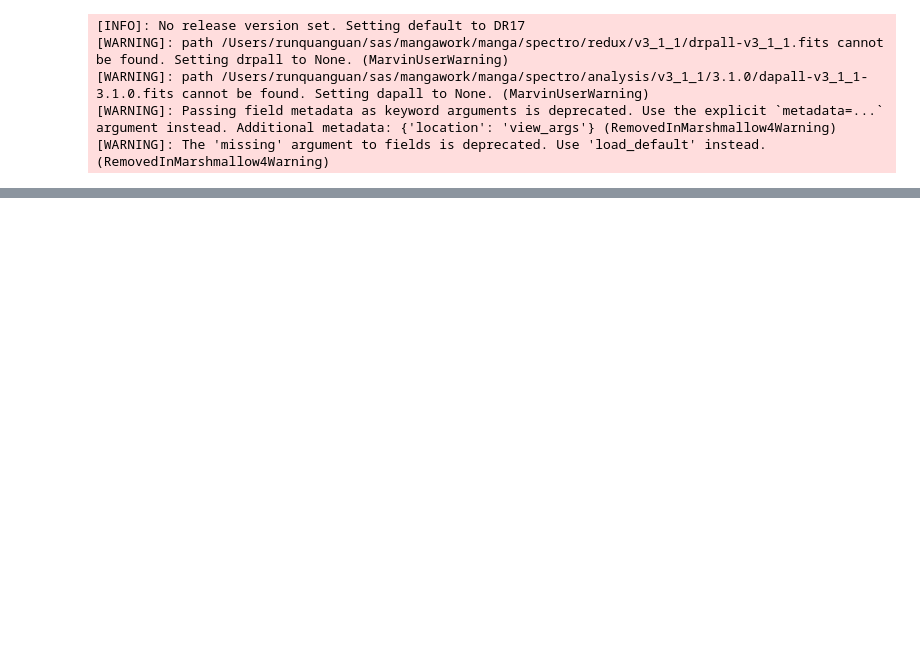
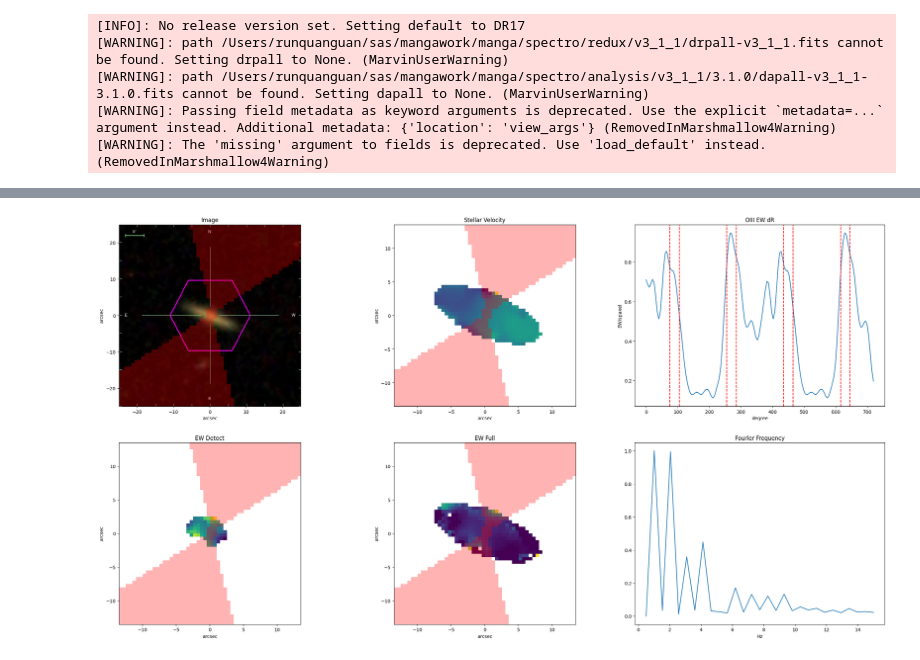
Before and after one commit to rqguan/MaNGA-AGN, a Jupyter notebook: 02. Simplification/03. Image Quality.ipynb, the cells around one changed output, grey strips where cells are left out. Cells and saved outputs as stored; diff of their text form; code cells hidden in the pictures; blank space fills up the shorter version.

```diff
--- a/02. Simplification/03. Image Quality.ipynb
+++ b/02. Simplification/03. Image Quality.ipynb
@@ -40,0 +128,3 @@ plateifu = hdu['PLATEIFU']
+# %%
+Simpler_Classifier.plot_compared('8602-6101', save = False)
+# %% [output]
@@ -40,0 +132 @@ plateifu = hdu['PLATEIFU']
+[figure, added]
```
Also changed, not shown: parts of 11 cells of this notebook, 2 other files.
